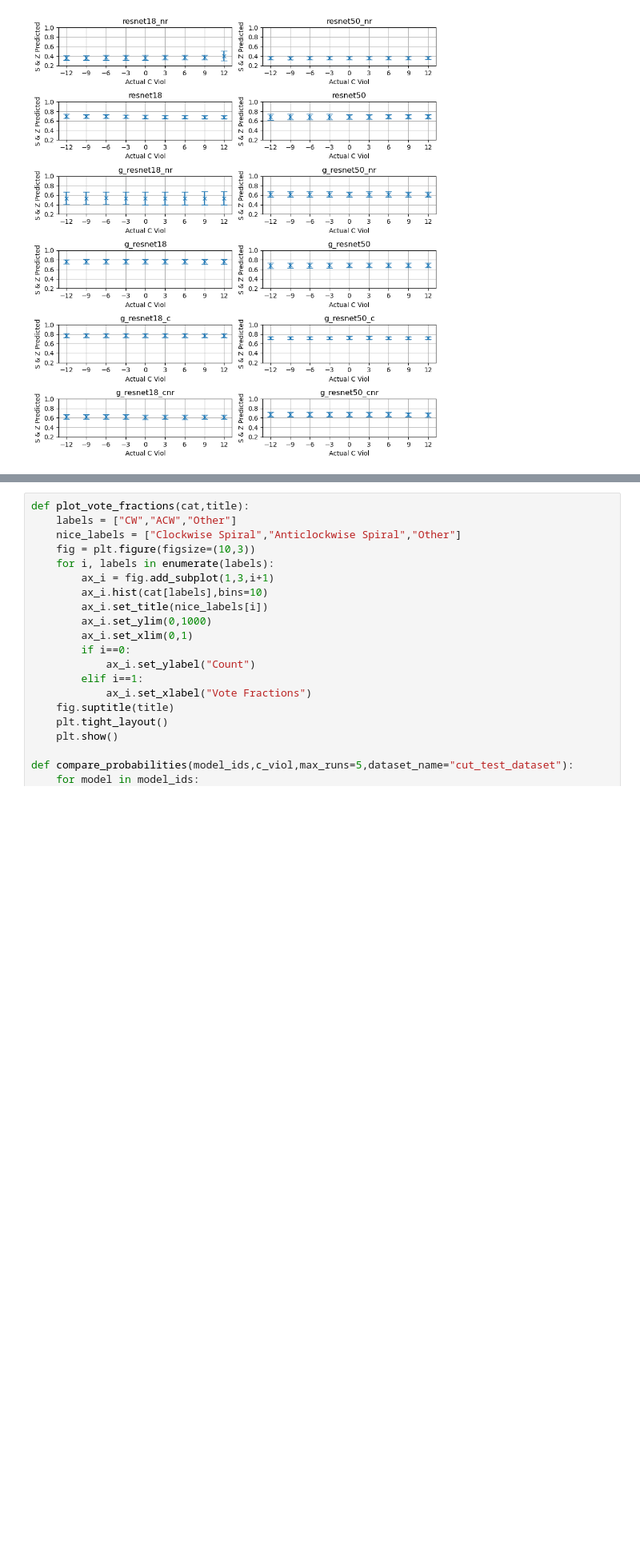
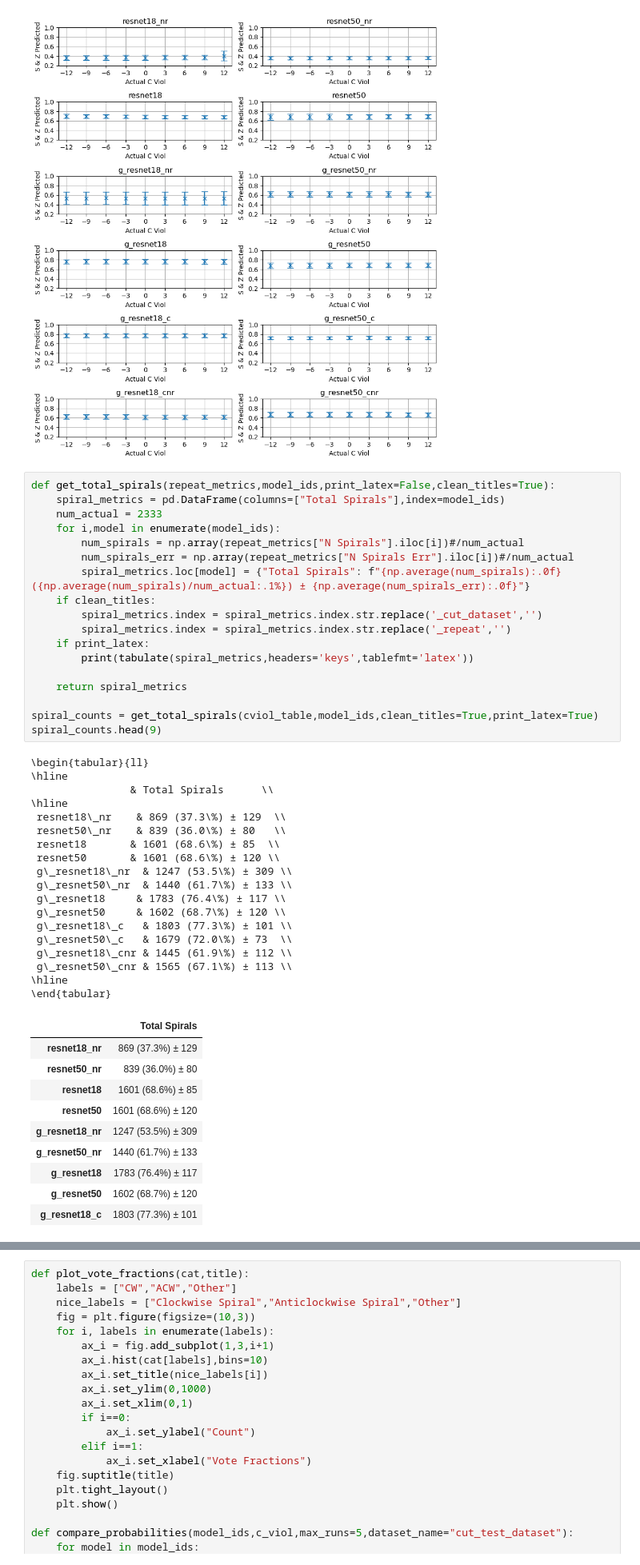
Before and after one commit to neil-power/mphys-galaxy, a Jupyter notebook: Code/model_metrics.ipynb, the cells around one changed output, grey strips where cells are left out. Shown at 80% size. Saved outputs shown, nothing was run; the diff lists cells and outputs as text; blank space fills up the shorter version.

```diff
--- a/Code/model_metrics.ipynb
+++ b/Code/model_metrics.ipynb
@@ -233,3 +266,50 @@ plot_cviols(cviol_table,model_ids,chirality_list)
 plot_spiral_nums(cviol_table,model_ids,chirality_list)
 # %% [output]
 [figure]
+# %%
+def get_total_spirals(repeat_metrics,model_ids,print_latex=False,clean_titles=True):
+    spiral_metrics = pd.DataFrame(columns=["Total Spirals"],index=model_ids)
+    num_actual = 2333
+    for i,model in enumerate(model_ids):
+        num_spirals = np.array(repeat_metrics["N Spirals"].iloc[i])#/num_actual
+        num_spirals_err = np.array(repeat_metrics["N Spirals Err"].iloc[i])#/num_actual
+        spiral_metrics.loc[model] = {"Total Spirals": f"{np.average(num_spirals):.0f} ({np.average(num_spirals)/num_actual:.1%}) ± {np.average(num_spirals_err):.0f}"}
+    if clean_titles:
+        spiral_metrics.index = spiral_metrics.index.str.replace('_cut_dataset','')
+        spiral_metrics.index = spiral_metrics.index.str.replace('_repeat','')
+    if print_latex:
+        print(tabulate(spiral_metrics,headers='keys',tablefmt='latex'))
+
+    return spiral_metrics
+
+spiral_counts = get_total_spirals(cviol_table,model_ids,clean_titles=True,print_latex=True)
+spiral_counts.head(9)
+# %% [output]
+\begin{tabular}{ll}
+\hline
+                & Total Spirals      \\
+\hline
+ resnet18\_nr    & 869 (37.3\%) ± 129  \\
+ resnet50\_nr    & 839 (36.0\%) ± 80   \\
+ resnet18       & 1601 (68.6\%) ± 85  \\
+ resnet50       & 1601 (68.6\%) ± 120 \\
+ g\_resnet18\_nr  & 1247 (53.5\%) ± 309 \\
+ g\_resnet50\_nr  & 1440 (61.7\%) ± 133 \\
+ g\_resnet18     & 1783 (76.4\%) ± 117 \\
+ g\_resnet50     & 1602 (68.7\%) ± 120 \\
+ g\_resnet18\_c   & 1803 (77.3\%) ± 101 \\
+ g\_resnet50\_c   & 1679 (72.0\%) ± 73  \\
+ g\_resnet18\_cnr & 1445 (61.9\%) ± 112 \\
+ g\_resnet50\_cnr & 1565 (67.1\%) ± 113 \\
+\hline
+\end{tabular}
+|  | Total Spirals |
+| resnet18_nr | 869 (37.3%) ± 129 |
+| resnet50_nr | 839 (36.0%) ± 80 |
+| resnet18 | 1601 (68.6%) ± 85 |
+| resnet50 | 1601 (68.6%) ± 120 |
+| g_resnet18_nr | 1247 (53.5%) ± 309 |
+| g_resnet50_nr | 1440 (61.7%) ± 133 |
+| g_resnet18 | 1783 (76.4%) ± 117 |
+| g_resnet50 | 1602 (68.7%) ± 120 |
+| g_resnet18_c | 1803 (77.3%) ± 101 |
```
Also changed, not shown: parts of 8 cells of this notebook, 4 other files.
